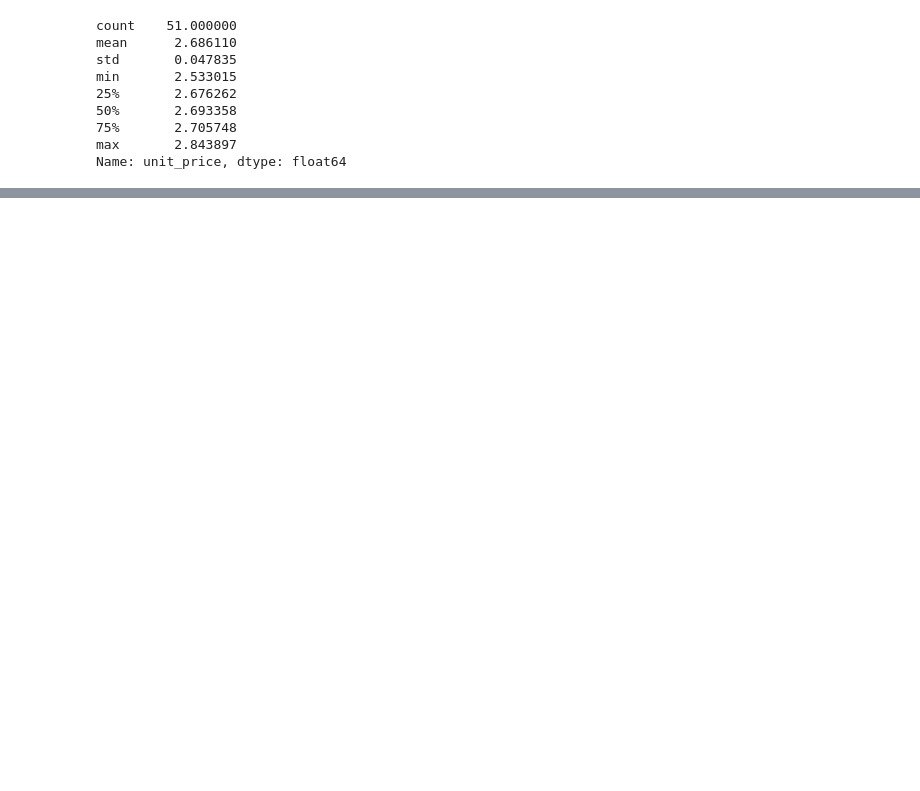
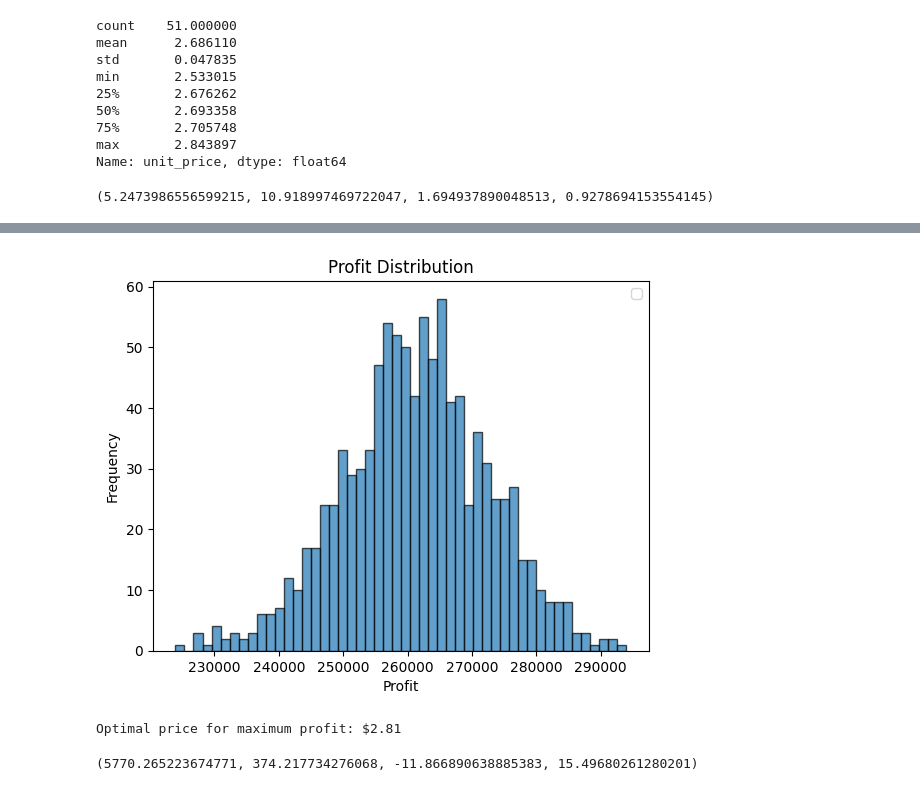
Before and after one commit to MariamAmmar/6644_Final_Project, a Jupyter notebook: BU_Florida.ipynb, the cells around one changed output, grey strips where cells are left out. Cells and saved outputs as stored; diff of their text form; code cells hidden in the pictures; blank space fills up the shorter version.

```diff
--- a/BU_Florida.ipynb
+++ b/BU_Florida.ipynb
@@ -960,3 +953,55 @@ min       2.533015
 75%       2.705748
 max       2.843897
 Name: unit_price, dtype: float64
+# %%
+# Optimal Parameters for exponweib distribution
+
+import numpy as np
+from scipy.stats import exponweib
+
+# Define the data
+data = weekly_unit_price
+
+# Fit the exponweib distribution to the data
+params = exponweib.fit(data)
+
+print(params)
+# %% [output]
+(5.2473986556599215, 10.918997469722047, 1.694937890048513, 0.9278694153554145)
+# %%
+# Monte Carlo simulation to estimate the optimal price that maximizes profit
+#exponweib distribution
+
+!pip install scipy
+from scipy.stats import exponweib
+import numpy as np
+import matplotlib.pyplot as plt
+
+
+# Generate demand and cost with normal distribution
+n_iterations = 1000
+total_demand = np.random.normal(weekly_units_sold.mean(), weekly_units_sold.std(), n_iterations)
+total_cost = np.random.normal(weekly_total_cost.mean(), weekly_total_cost.std(), n_iterations)
+
+# Generate price using the exponweib distribution
+price_range = exponweib.rvs(5.24, 10.91, 1.69, 0.92, size=n_iterations)
+
+# Calculate profit for each combination of price and demand
+profits = []
+for p in price_range:
+    profit = np.mean(p * total_demand - total_cost)
+    profits.append(profit)
+
+# Find optimal price that maximizes average profit
+optimal_price = price_range[np.argmax(profits)]
+
+# Optional: Plot profit distribution
+plt.hist(profits, bins=50, edgecolor='black', alpha=0.7)
+plt.xlabel('Profit')
+plt.ylabel('Frequency')
+plt.title('Profit Distribution')
+plt.legend()
+plt.show()
+
+print(f"Optimal price for maximum profit: ${optimal_price:.2f}")
+# %% [output]
@@ -962,0 +1011,16 @@ Name: unit_price, dtype: float64
+[figure, added]
+Optimal price for maximum profit: $2.81
+# %%
+# Parameters value for weekly_unit_price with beta distribution
+
+from scipy.stats import beta
+
+# Define the data
+data = weekly_unit_price
+
+# Fit the beta distribution to the data
+params = beta.fit(data)
+
+print(params)
+# %% [output]
+(5770.265223674771, 374.217734276068, -11.866890638885383, 15.49680261280201)
```
Also changed, not shown: parts of 19 cells of this notebook.
